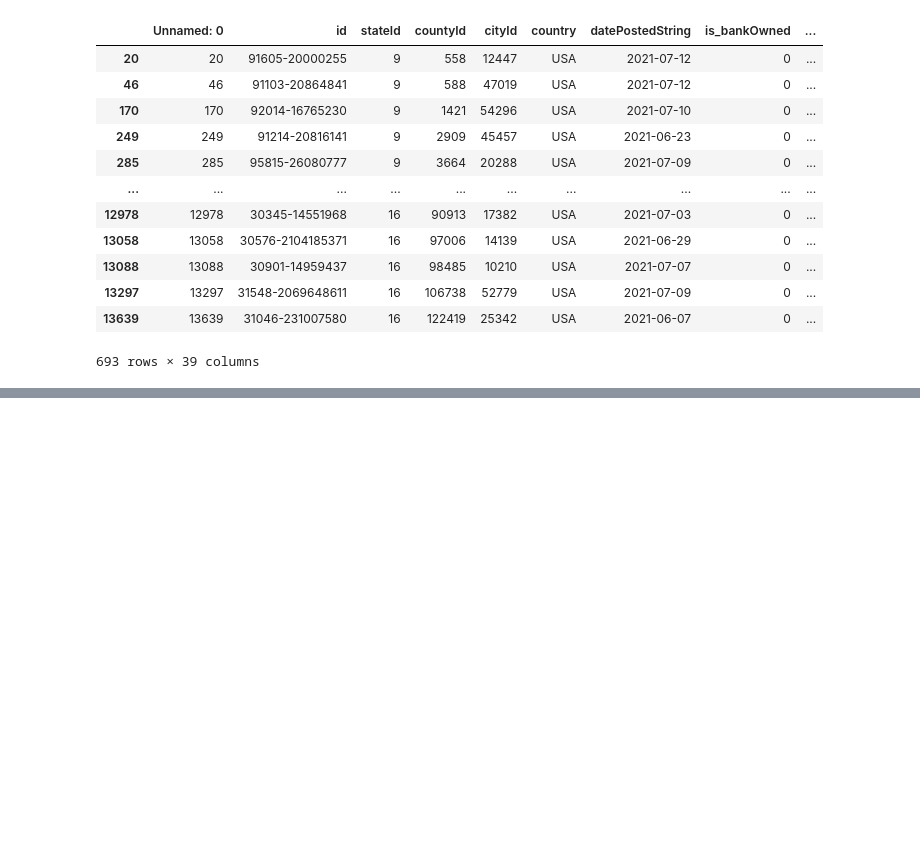
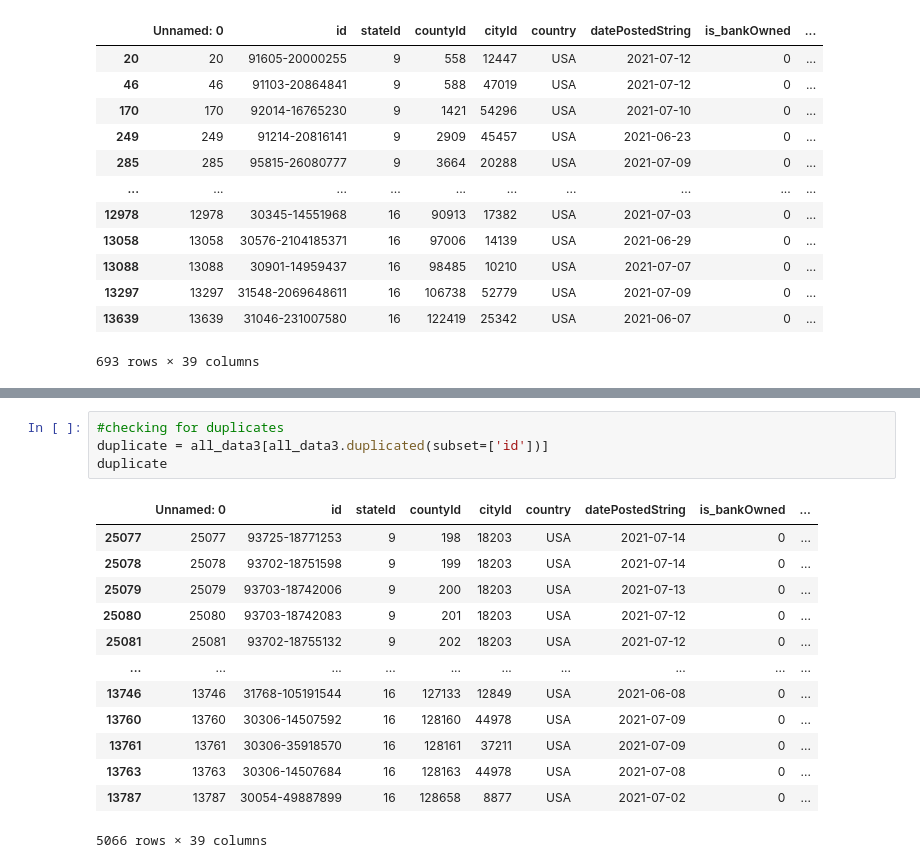
Before and after one commit to rjrichards27/Predicing_House_Prices, a Jupyter notebook: Code/EDA.ipynb, the cells around one changed output, grey strips where cells are left out. Cells and saved outputs as stored; diff of their text form; blank space fills up the shorter version.

```diff
--- a/Code/EDA.ipynb
+++ b/Code/EDA.ipynb
@@ -195,0 +225,18 @@ Some values for "year built" are 9999 or 0 which are not correct.
+# %%
+#checking for duplicates
+duplicate = all_data3[all_data3.duplicated(subset=['id'])]
+duplicate
+# %% [output]
+|  | Unnamed: 0 | id | stateId | countyId | cityId | country | datePostedString | is_bankOwned | ... |
+| 25077 | 25077 | 93725-18771253 | 9 | 198 | 18203 | USA | 2021-07-14 | 0 | ... |
+| 25078 | 25078 | 93702-18751598 | 9 | 199 | 18203 | USA | 2021-07-14 | 0 | ... |
+| 25079 | 25079 | 93703-18742006 | 9 | 200 | 18203 | USA | 2021-07-13 | 0 | ... |
+| 25080 | 25080 | 93703-18742083 | 9 | 201 | 18203 | USA | 2021-07-12 | 0 | ... |
+| 25081 | 25081 | 93702-18755132 | 9 | 202 | 18203 | USA | 2021-07-12 | 0 | ... |
+| ... | ... | ... | ... | ... | ... | ... | ... | ... | ... |
+| 13746 | 13746 | 31768-105191544 | 16 | 127133 | 12849 | USA | 2021-06-08 | 0 | ... |
+| 13760 | 13760 | 30306-14507592 | 16 | 128160 | 44978 | USA | 2021-07-09 | 0 | ... |
+| 13761 | 13761 | 30306-35918570 | 16 | 128161 | 37211 | USA | 2021-07-09 | 0 | ... |
+| 13763 | 13763 | 30306-14507684 | 16 | 128163 | 44978 | USA | 2021-07-08 | 0 | ... |
+| 13787 | 13787 | 30054-49887899 | 16 | 128658 | 8877 | USA | 2021-07-02 | 0 | ... |
+5066 rows × 39 columns
```
Also changed, not shown: parts of 8 cells of this notebook, 2 other files.
